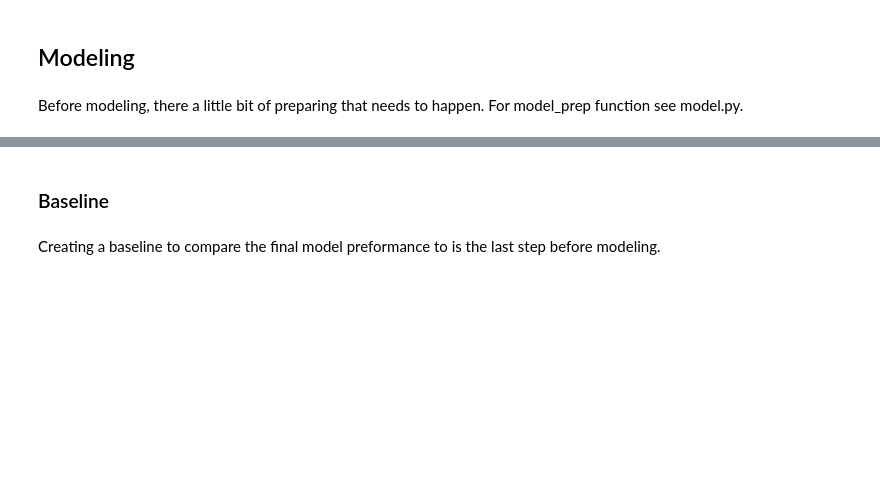
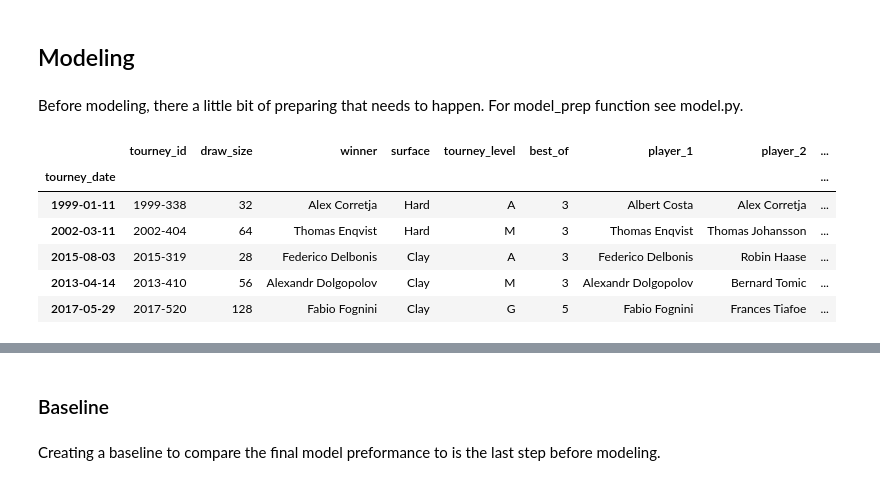
Before and after one commit to Racket-Science/Tennis-Match-Predictions, a Jupyter notebook: Notebooks/MVP Notebook.ipynb, the cells around one changed output, grey strips where cells are left out. Saved outputs shown, nothing was run; the diff lists cells and outputs as text; code cells hidden in the pictures; blank space fills up the shorter version.

```diff
--- a/Notebooks/MVP Notebook.ipynb
+++ b/Notebooks/MVP Notebook.ipynb
@@ -496,6 +503,16 @@ Features to move forward with: player_1_rank_points, player_1_hand_R, player_1_h
 ## Modeling
 # %% [markdown]
 Before modeling, there a little bit of preparing that needs to happen. For model_prep function see model.py.
+# %%
+train.head()
+# %% [output]
+|  | tourney_id | draw_size | winner | surface | tourney_level | best_of | player_1 | player_2 | ... |
+| tourney_date |  |  |  |  |  |  |  |  | ... |
+| 1999-01-11 | 1999-338 | 32 | Alex Corretja | Hard | A | 3 | Albert Costa | Alex Corretja | ... |
+| 2002-03-11 | 2002-404 | 64 | Thomas Enqvist | Hard | M | 3 | Thomas Enqvist | Thomas Johansson | ... |
+| 2015-08-03 | 2015-319 | 28 | Federico Delbonis | Clay | A | 3 | Federico Delbonis | Robin Haase | ... |
+| 2013-04-14 | 2013-410 | 56 | Alexandr Dolgopolov | Clay | M | 3 | Alexandr Dolgopolov | Bernard Tomic | ... |
+| 2017-05-29 | 2017-520 | 128 | Fabio Fognini | Clay | G | 5 | Fabio Fognini | Frances Tiafoe | ... |
 # %%
 X_train, X_validate, X_test, y_train, y_validate, y_test = model_prep(train,validate,test)
 # %%
```
Also changed, not shown: parts of 13 cells of this notebook.
